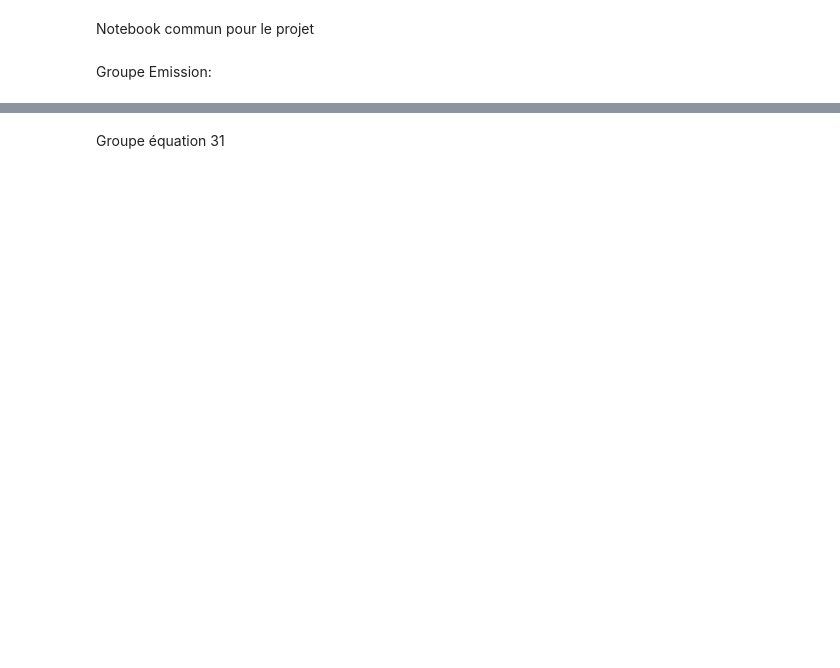
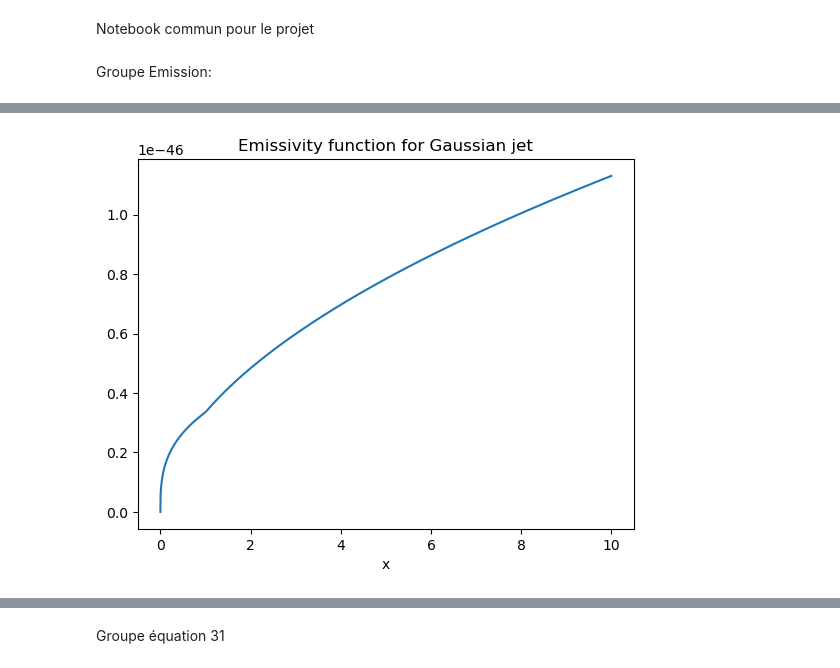
Before and after one commit to quentin-bouquet/Mod-le-Spectro-Temporel-d-mission-d-un-sursaut-gamma, a Jupyter notebook: MAIN.ipynb, the cells around one changed output, grey strips where cells are left out. Drawn from its saved outputs; the diff is of its cells as text; code cells hidden in the pictures; blank space fills up the shorter version.

Commit message:
Fonction d'émission

```diff
--- a/MAIN.ipynb
+++ b/MAIN.ipynb
@@ -13,14 +12,13 @@ import scipy
 # %%
 
 gamma_chapeau_prime = 1 #TODO : Find the value of gamma_chapeau_prime
-sigma_T = (8 *const.Pi / 3 ) *  const.physical_constants['classical electron radius'][0]**2
-P_prime = 1 #Gas pressure #TODO: Find the value of P_prime
+sigma_T = (8 *const.pi / 3 ) *  const.physical_constants['classical electron radius'][0]**2
+P_prime = 1
 e_prime_i = P_prime / (gamma_chapeau_prime - 1)
 def B_prime(epsilon_B):
     return np.sqrt(8 * const.pi * epsilon_B * e_prime_i) #TODO : Find e_prime_i
 beta_d = 1 #TODO : Find the value of beta_d
 
-p = 2.11
 def K1(x) :
     return scipy.special.kn(1, x)
 
@@ -72,0 +73,83 @@ def epsilon_prime_nu_prime(epsilon_B, no, t, p, nu_prime):
+# %%
+#Première approximation auxiliaire de la fonction liée à l'émission (on fixera la valeur de gamma dans notre cas,
+#celle-ci se calcule à l'aide des différentes fonctions de Bessel
+#On peut se donner une "constante" kappa qui est nuprimec/nuprimem
+#Les paramètres que l'on a fixé : p; gamma_chapeau_prime; gamma_maj;
+
+n0 = 1/np.power(10,3)
+epsilon_e = 0.14
+epsi_b_gaussianJ = 2.44*(1/np.power(10,4))
+epsi_b_hollow_coneJ = 4.12*(1/np.power(10,5))
+epsi_b_SpindleJ = 6.60*(1/np.power(10,4))
+p = 2.0554386
+
+gamma_chapeau_prime = 2
+sigma_T = (8 *const.pi / 3 ) *  const.physical_constants['classical electron radius'][0]**2
+
+P_prime = 1
+e_prime_i = P_prime / (gamma_chapeau_prime - 1)
+gamma_maj = 2
+
+def n_prime(no):
+    return no * ((gamma_chapeau_prime * gamma_maj +1)/ (gamma_chapeau_prime -1))
+def power_I(x,y):
+    return 1/np.power(x,y)
+def B_prime(epsilon_B):
+    return np.sqrt(8 * const.pi * epsilon_B * e_prime_i)
+def epsilon_prime_nu_prime_p(p, epsilon_B, no):
+    return 0.88 * 256 / 27 * (p - 1) / (3*p -1) * const.elementary_charge**3 / (const.electron_mass * const.c**2) * n_prime_R(no) * B_prime(epsilon_B)
+
+#On nomralise les fonctions, on prend en plus p = 2
+
+def gamma_prime_m(p):
+    return np.maximum(1, (p - 2) / (p - 1) * const.proton_mass / const.electron_mass * epsilon_e *(gamma_maj -1))
+
+def gamma_prime_c(epsilon_B, t):
+    return (3 * const.electron_mass * const.c * gamma_maj) / (4 * sigma_T * epsilon_B * e_prime_i * t)
+
+def n_prime_R(no):
+    return n_prime(no) * min(1, (p - 2) / (p - 1) * const.proton_mass / const.electron_mass * epsilon_e *(gamma_maj -1))
+def nu_prime_m(epsilon_B):
+    return 3/16 * gamma_prime_m(p)**2 * const.elementary_charge * B_prime(epsilon_B) / (const.electron_mass * const.c)
+def nu_prime_c(epsilon_B, t):
+    return 3/16 * gamma_prime_c(epsilon_B, t)**2 * const.elementary_charge * B_prime(epsilon_B) / (const.electron_mass * const.c)
+
+def Kappa(epsilon_B,t):
+    return nu_prime_c(epsilon_B,t)/nu_prime_m(epsilon_B)
+
+def SlowcEmission(x,Kappa,p,epsilon_B,no,t):
+    if x < 1:
+        return np.power(x,1/3)*epsilon_prime_nu_prime_p(p,epsilon_B,no)
+    elif x>=1 and x < Kappa(epsilon_B,t):
+        return epsilon_prime_nu_prime_p(p,epsilon_B,no)*power_I(x,-(p-1)/2)
+    else:
+        return power_I(Kappa(epsilon_B,t),-1/2)*power_I(-p/2)*epsilon_prime_nu_prime_p(p,epsilon_B,no)
+
+def FastcEmission(x, Kappa,p,epsilon_B,no,t):
+    if x > Kappa(epsilon_B,t):
+        return epsilon_prime_nu_prime_p(p,epsilon_B,no)*np.power(Kappa(epsilon_B,t),-1/3)*np.power(x,1/3)
+    elif x >= Kappa(epsilon_B,t) and x <1:
+        return epsilon_prime_nu_prime_p(p,epsilon_B,no)*np.power(Kappa(epsilon_B,t),1/2)*power_I(x,-1/2)
+    else:
+        epsilon_prime_nu_prime_p(p,epsilon_B,no)*power_I(Kappa(epsilon_B,t),-1/2)*power_I(x,-p/2)
+
+
+t = 10
+
+
+SlowcEmission_vect = np.vectorize(lambda x: SlowcEmission(x,Kappa,p,epsi_b_gaussianJ,n0,t))
+FastcEmission_vect = np.vectorize(lambda x: FastcEmission(x, Kappa,p,epsi_b_gaussianJ,n0,t))
+def Emission_function(Kappa,x,no,p,epsilon_B,t):
+    if Kappa(epsilon_B,t) > 1:
+        return SlowcEmission_vect(x)
+    else:
+        return FastcEmission_vect(x)
+x = np.linspace(0,10,5000)
+
+y_g = Emission_function(Kappa,x,n0,p,epsi_b_gaussianJ,t)
+plt.plot(x,y_g)
+plt.title("Emissivity function for Gaussian jet")
+plt.xlabel("x")
+plt.show()
+# %% [output]
+[figure, added]
```
Also changed, not shown: parts of 4 cells of this notebook.
